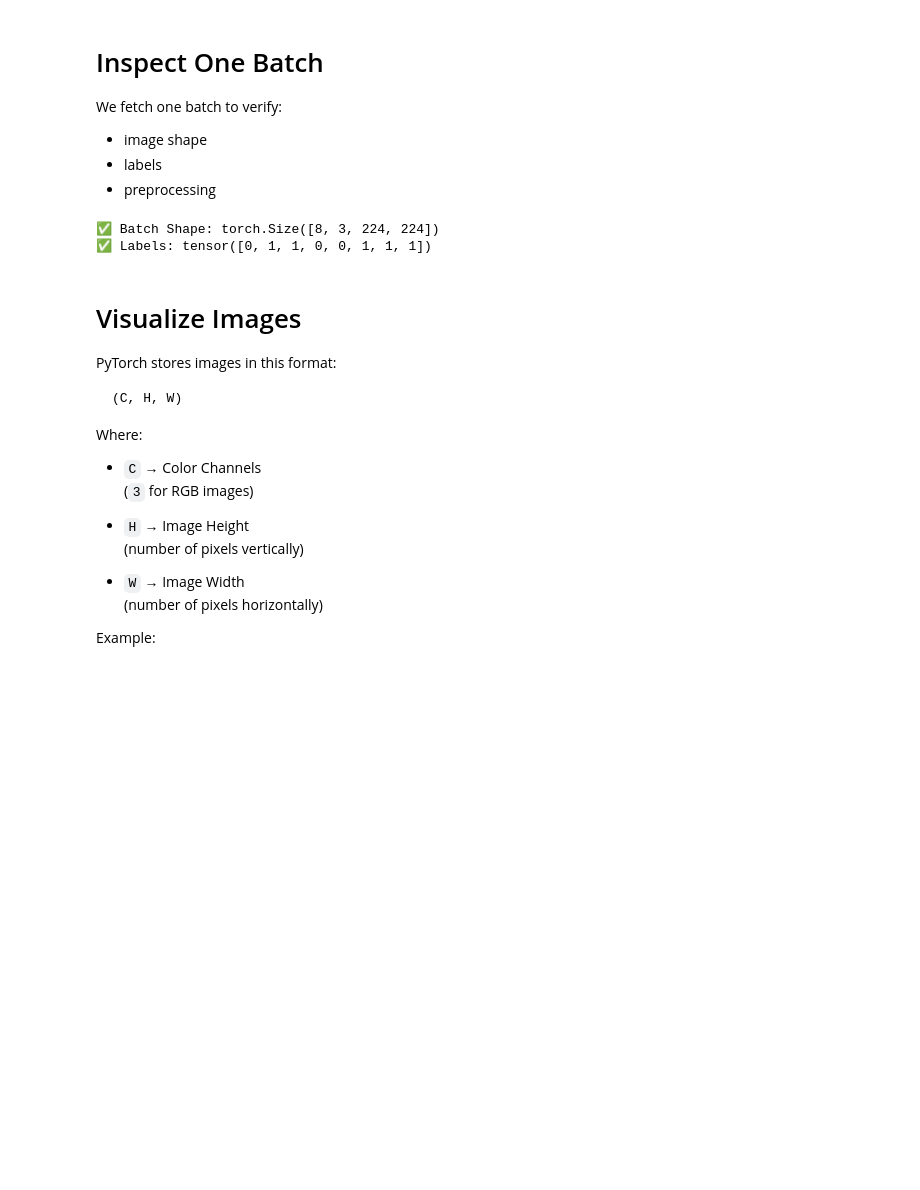
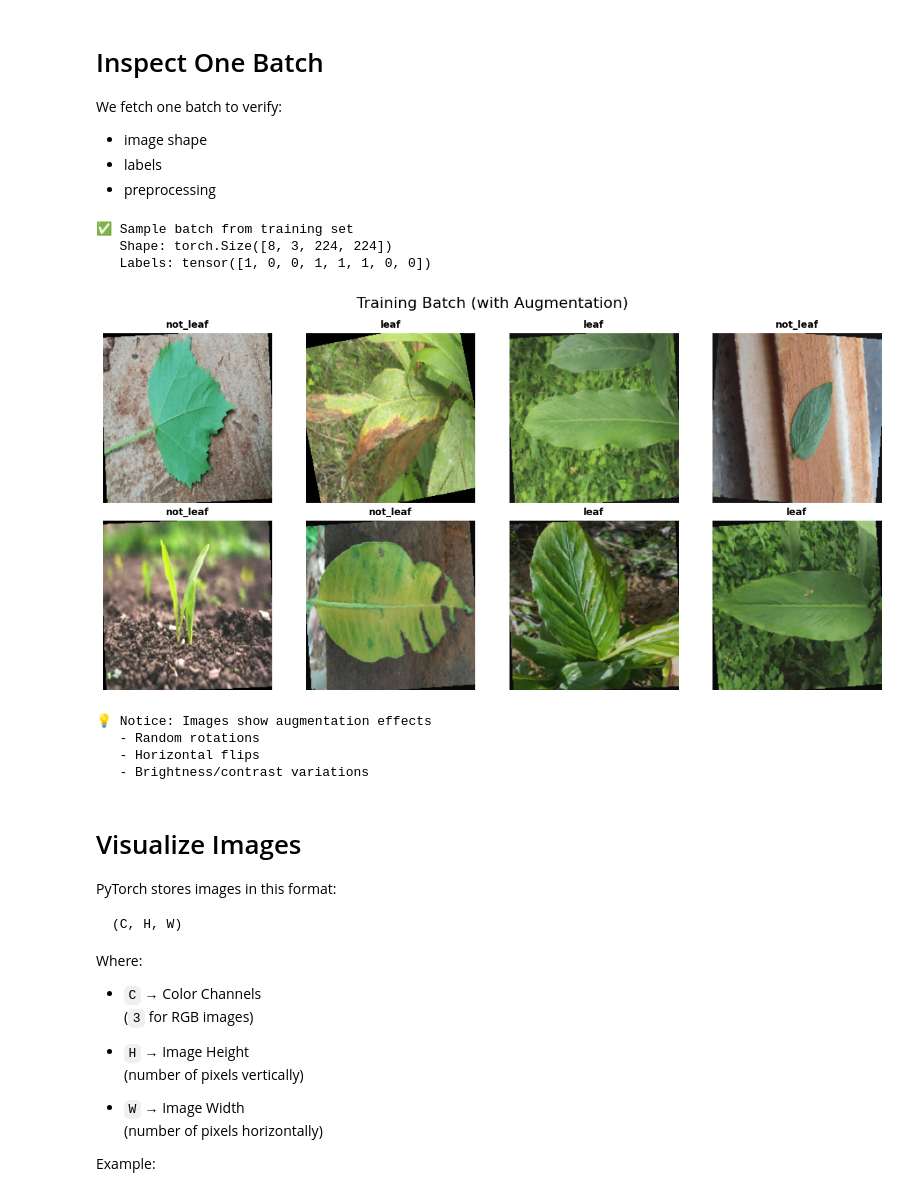
Before and after one commit to Ranjan659/Cardamom-leaf-classifier, a Jupyter notebook: notebooks/01_data_setup_visualizaton.ipynb, the cells around one changed output. Cells and saved outputs as stored; diff of their text form; code cells hidden in the pictures; blank space fills up the shorter version.

```diff
--- a/notebooks/01_data_setup_visualizaton.ipynb
+++ b/notebooks/01_data_setup_visualizaton.ipynb
@@ -206,14 +318,47 @@ We fetch one batch to verify:
 - image shape
 - labels
 - preprocessing
-# %%
-images, labels = next(iter(dataloader))
-
-print("✅ Batch Shape:", images.shape)
-print("✅ Labels:", labels)
-# %% [output]
-✅ Batch Shape: torch.Size([8, 3, 224, 224])
-✅ Labels: tensor([0, 1, 1, 0, 0, 1, 1, 1])
+# %%
+# Get one batch from training loader
+images, labels = next(iter(train_loader))
+
+print("✅ Sample batch from training set")
+print(f"   Shape: {images.shape}")
+print(f"   Labels: {labels}")
+
+# Visualization function
+def tensor_to_image(tensor):
+    image = tensor.permute(1, 2, 0)
+    image = image.clamp(0, 1)
+    return image
+
+# Display 8 images
+fig, axes = plt.subplots(2, 4, figsize=(12, 6))
+
+for idx, ax in enumerate(axes.flat):
+    if idx < len(images):
+        ax.imshow(tensor_to_image(images[idx]))
+        class_name = train_dataset.classes[labels[idx]]
+        ax.set_title(class_name, fontsize=10, fontweight="bold")
+        ax.axis("off")
+
+plt.suptitle("Training Batch (with Augmentation)", fontsize=16)
+plt.tight_layout()
+plt.show()
+
+print("\n💡 Notice: Images show augmentation effects")
+print("   - Random rotations")
+print("   - Horizontal flips")
+print("   - Brightness/contrast variations")
+# %% [output]
+✅ Sample batch from training set
+   Shape: torch.Size([8, 3, 224, 224])
+   Labels: tensor([1, 0, 0, 1, 1, 1, 0, 0])
+[figure, added]
+💡 Notice: Images show augmentation effects
+   - Random rotations
+   - Horizontal flips
+   - Brightness/contrast variations
 # %% [markdown]
 # Visualize Images
 
```
Also changed, not shown: parts of 25 cells of this notebook.
